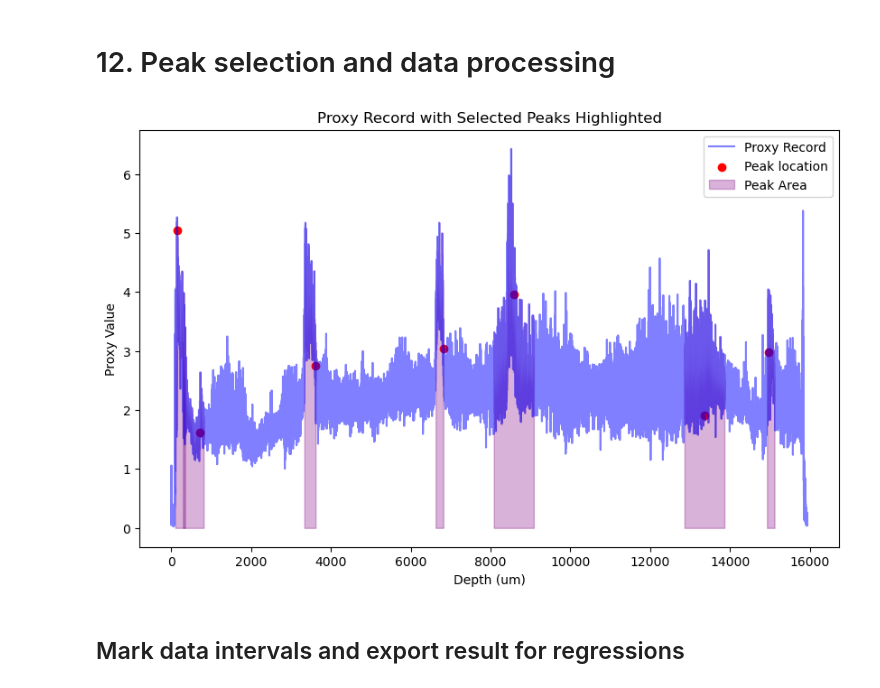
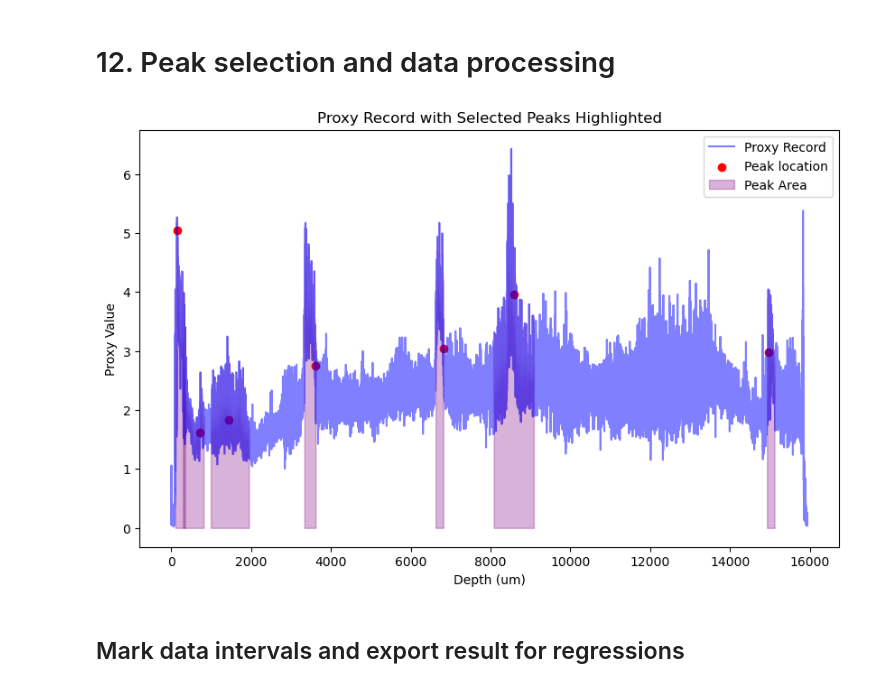
Before and after one commit to nielsjdewinter/Cleanalyze_python, a Jupyter notebook: Cleanalyze_G753_sub.ipynb, the cells around one changed output. Saved outputs shown, nothing was run; the diff lists cells and outputs as text; code cells hidden in the pictures.

Commit message:
Scrutinizing peak recognition and export result statistics

```diff
--- a/Cleanalyze_G753_sub.ipynb
+++ b/Cleanalyze_G753_sub.ipynb
@@ -701,7 +701,7 @@ Plot saved to Cleanalyze_results/G753_sub_combined_likelihood_plot.png
 # 12. Peak selection and data processing
 # %%
 # Allow the user to select the peaks to keep
-selected_peaks = [1, 2, 6, 11, 14, 16, 18]  # Replace with the indices of the peaks you want to keep (ideally 7 in total)
+selected_peaks = [1, 2, 3, 6, 11, 14, 18]  # Replace with the indices of the peaks you want to keep (ideally 7 in total)
 
 # Isolate the characteristics of the selected peaks
 selected_indices = np.array([i - 1 for i in selected_peaks])
@@ -711,34 +711,34 @@ selected_peak_proxy_values = np.array(peak_proxies)[selected_indices]
 selected_peak_depth_lefts = np.array(peak_depth_lefts)[selected_indices]
 selected_peak_depth_rights = np.array(peak_depth_rights)[selected_indices]
 
 # Adjust the boundaries of selected peaks to ensure a minimum width of 100 micrometers
 for i in range(len(selected_peak_depths)):
     peak_width = selected_peak_depth_rights[i] - selected_peak_depth_lefts[i]
     if peak_width < 100:
         half_width = 50  # Half of the desired minimum width
         center = selected_peak_depths[i]
         selected_peak_depth_lefts[i] = center - half_width
         selected_peak_depth_rights[i] = center + half_width
 
 # Plot the record along with the selected peaks and shaded areas
 plt.figure(figsize = (10, 6))
 
 # Plot the proxy record
 plt.plot(ts2['depth'], ts2['proxy_filtered'], label = 'Proxy Record', color = 'blue', alpha = 0.5)
 
 # Highlight the selected peaks and shade the areas under the peaks
 for i, peak_idx in enumerate(selected_peak_indices):
     plt.scatter(selected_peak_depths[i], selected_peak_proxy_values[i], color = 'red', label = f'Peak location' if i == 0 else "")
     plt.fill_between(ts2['depth'], 0, ts2['proxy_filtered'], where = (ts2['depth'] >= selected_peak_depth_lefts[i]) & (ts2['depth'] <= selected_peak_depth_rights[i]), color = 'purple', alpha = 0.3, label = 'Peak Area' if i == 0 else "")
 
 # Add labels, title, and legend
 plt.xlabel('Depth (um)')
 plt.ylabel('Proxy Value')
 plt.title('Proxy Record with Selected Peaks Highlighted')
 plt.legend()
 plt.show()
 # %% [output]
-[figure, old version]
+[figure, new version]
 # %% [markdown]
 ## Mark data intervals and export result for regressions
 # %%
```
Also changed, not shown: 11 other files.
